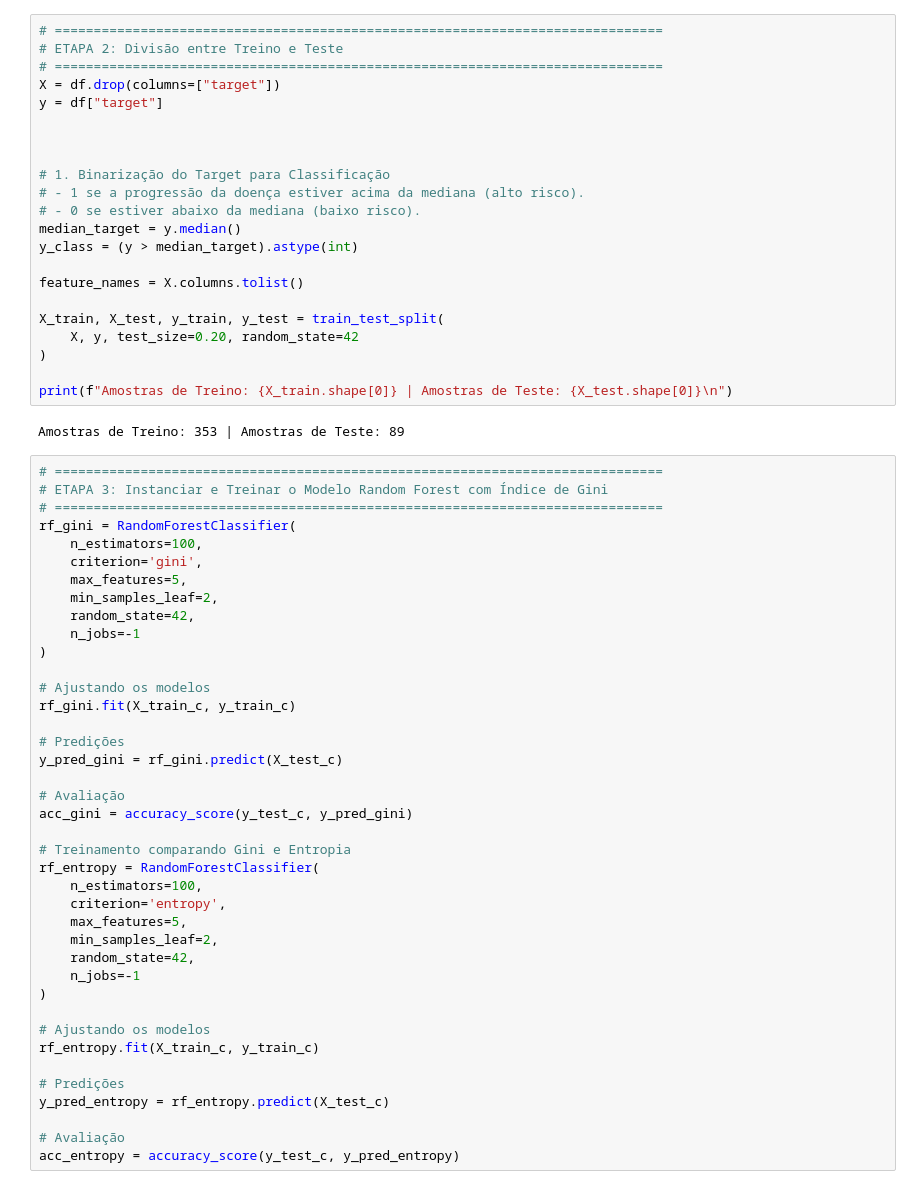
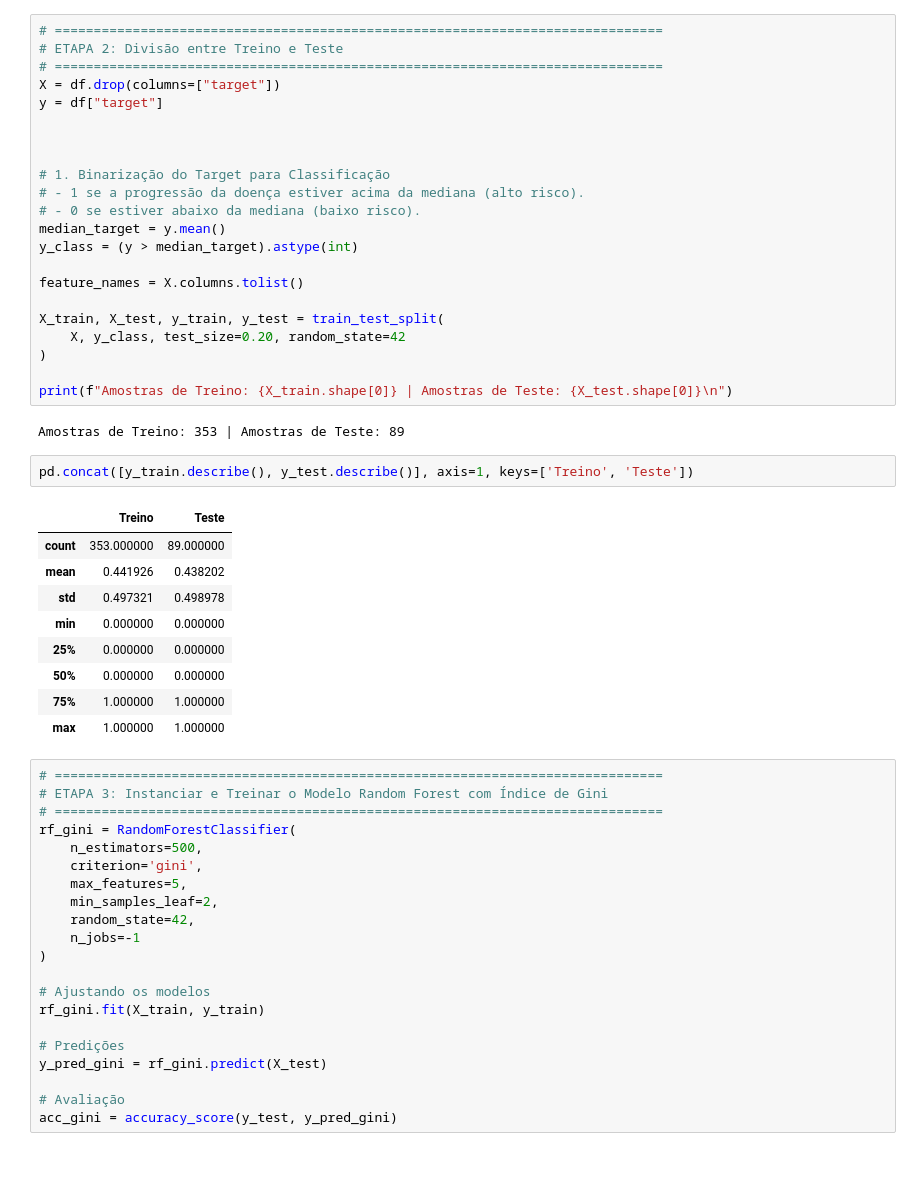
Before and after one commit to ronan-cunha/machine-learning-course, a Jupyter notebook: Notebooks/aula_11_random_forest_classificacao.ipynb, the cells around one changed output. Cells and saved outputs as stored; diff of their text form; blank space fills up the shorter version.

```diff
--- a/Notebooks/aula_11_random_forest_classificacao.ipynb
+++ b/Notebooks/aula_11_random_forest_classificacao.ipynb
@@ -38,24 +38,36 @@ y = df["target"]
 # 1. Binarização do Target para Classificação
 # - 1 se a progressão da doença estiver acima da mediana (alto risco).
 # - 0 se estiver abaixo da mediana (baixo risco).
-median_target = y.median()
+median_target = y.mean()
 y_class = (y > median_target).astype(int)
 
 feature_names = X.columns.tolist()
 
 X_train, X_test, y_train, y_test = train_test_split(
-    X, y, test_size=0.20, random_state=42
+    X, y_class, test_size=0.20, random_state=42
 )
 
 print(f"Amostras de Treino: {X_train.shape[0]} | Amostras de Teste: {X_test.shape[0]}\n")
 # %% [output]
 Amostras de Treino: 353 | Amostras de Teste: 89
+# %%
+pd.concat([y_train.describe(), y_test.describe()], axis=1, keys=['Treino', 'Teste'])
+# %% [output]
+|  | Treino | Teste |
+| count | 353.000000 | 89.000000 |
+| mean | 0.441926 | 0.438202 |
+| std | 0.497321 | 0.498978 |
+| min | 0.000000 | 0.000000 |
+| 25% | 0.000000 | 0.000000 |
+| 50% | 0.000000 | 0.000000 |
+| 75% | 1.000000 | 1.000000 |
+| max | 1.000000 | 1.000000 |
 # %%
 # ==============================================================================
 # ETAPA 3: Instanciar e Treinar o Modelo Random Forest com Índice de Gini
 # ==============================================================================
 rf_gini = RandomForestClassifier(
-    n_estimators=100,
+    n_estimators=500,
     criterion='gini',
     max_features=5,
     min_samples_leaf=2,
@@ -64,29 +76,10 @@ rf_gini = RandomForestClassifier(
 )
 
 # Ajustando os modelos
-rf_gini.fit(X_train_c, y_train_c)
+rf_gini.fit(X_train, y_train)
 
 # Predições
-y_pred_gini = rf_gini.predict(X_test_c)
+y_pred_gini = rf_gini.predict(X_test)
 
 # Avaliação
-acc_gini = accuracy_score(y_test_c, y_pred_gini)
-
-# Treinamento comparando Gini e Entropia
-rf_entropy = RandomForestClassifier(
-    n_estimators=100,
-    criterion='entropy',
-    max_features=5,
-    min_samples_leaf=2,
-    random_state=42,
-    n_jobs=-1
-)
-
-# Ajustando os modelos
-rf_entropy.fit(X_train_c, y_train_c)
-
-# Predições
-y_pred_entropy = rf_entropy.predict(X_test_c)
-
-# Avaliação
-acc_entropy = accuracy_score(y_test_c, y_pred_entropy)
+acc_gini = accuracy_score(y_test, y_pred_gini)
```
Also changed, not shown: parts of 5 cells of this notebook.
